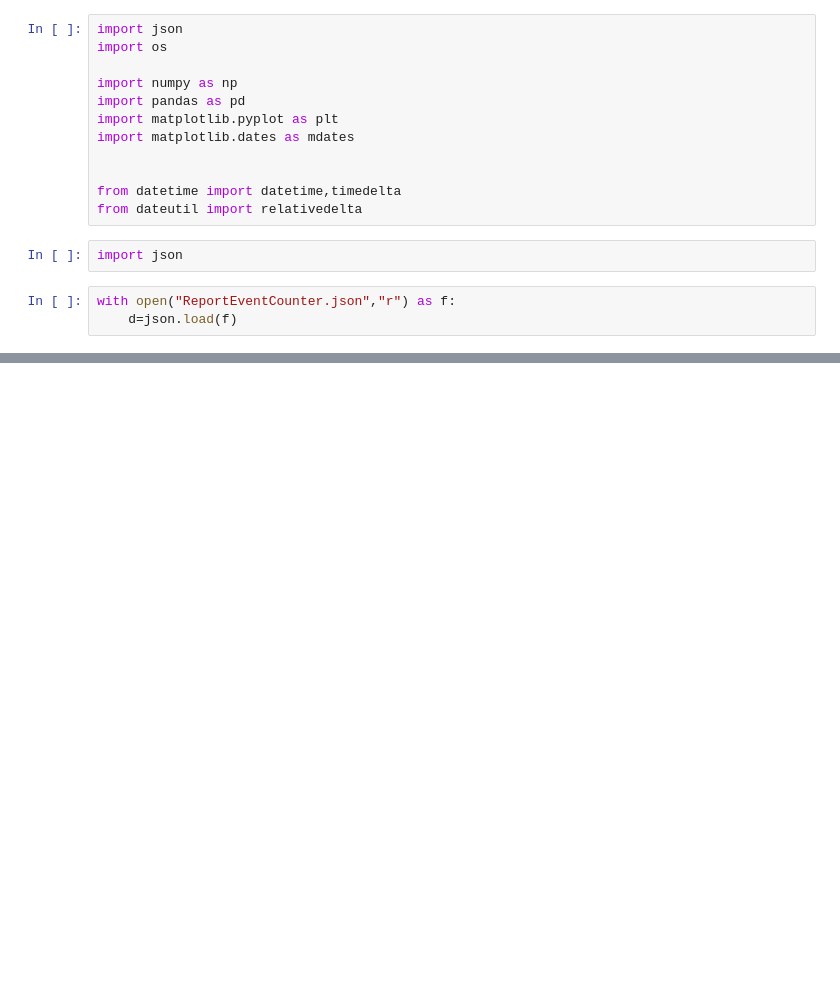
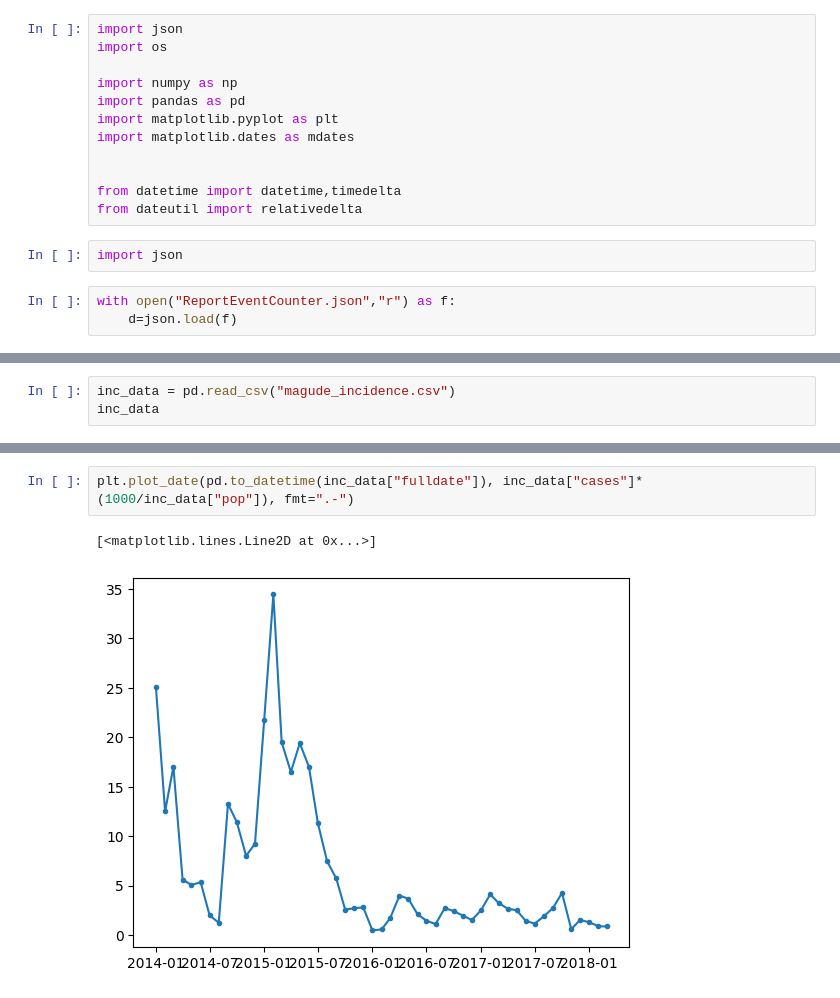
Before and after one commit to YeChen-IDM/emod-genepi-archetypes, a Jupyter notebook: _preliminary/230725 - simplify magude/test_plotting_inc.ipynb, the cells around one changed output, grey strips where cells are left out. Drawn from its saved outputs; the diff is of its cells as text; blank space fills up the shorter version.

```diff
--- a/_preliminary/230725 - simplify magude/test_plotting_inc.ipynb
+++ b/_preliminary/230725 - simplify magude/test_plotting_inc.ipynb
@@ -38,0 +44,3 @@ inc_sim = {"cases": d['Channels']['Received_Treatment']['Data'],
+# %%
+inc_data = pd.read_csv("magude_incidence.csv")
+inc_data
@@ -38,0 +65,5 @@ inc_sim = {"cases": d['Channels']['Received_Treatment']['Data'],
+# %%
+plt.plot_date(pd.to_datetime(inc_data["fulldate"]), inc_data["cases"]*(1000/inc_data["pop"]), fmt=".-")
+# %% [output]
+[<matplotlib.lines.Line2D at 0x...>]
+[figure, added]
```
Also changed, not shown: parts of 10 cells of this notebook, 4 other files.
